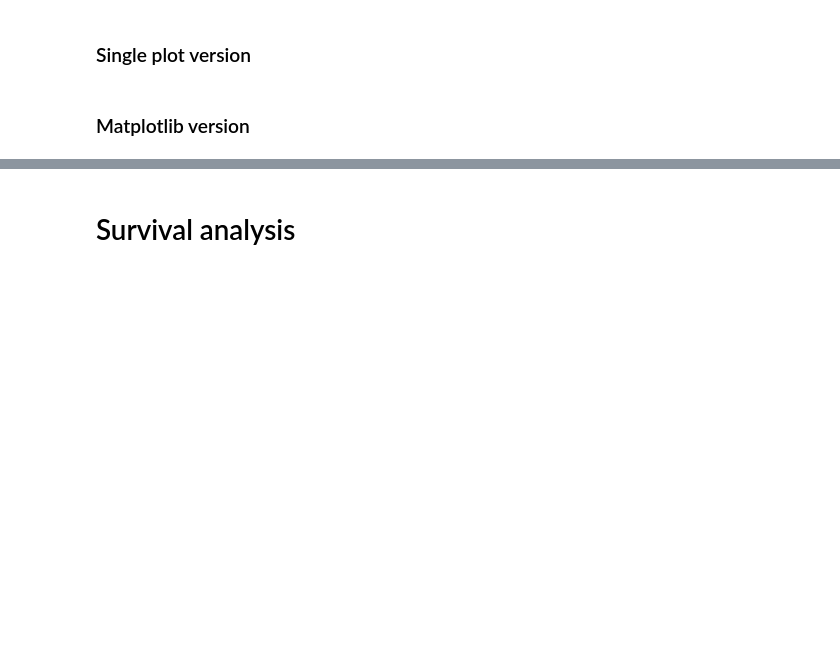
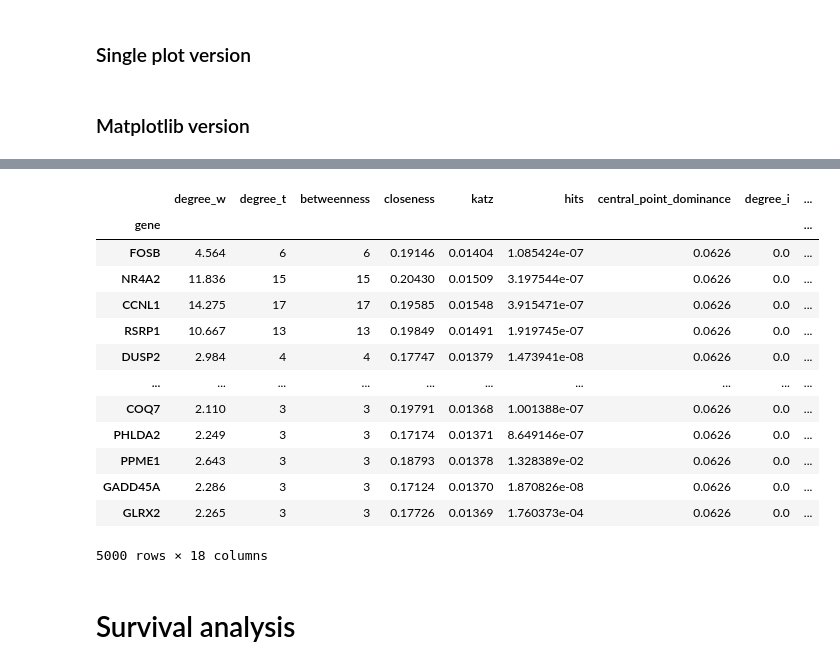
Before and after one commit to vladUng/Phd_extended, a Jupyter notebook: notebooks/network_I/selected_ctrl_tf.ipynb, the cells around one changed output, grey strips where cells are left out. Cells and saved outputs as stored; diff of their text form; code cells hidden in the pictures; blank space fills up the shorter version.

```diff
--- a/notebooks/network_I/selected_ctrl_tf.ipynb
+++ b/notebooks/network_I/selected_ctrl_tf.ipynb
@@ -669,0 +735,17 @@ if 0:
+# %%
+val["networkStats_std_5K_9TF"]
+# %% [output]
+|  | degree_w | degree_t | betweenness | closeness | katz | hits | central_point_dominance | degree_i | ... |
+| gene |  |  |  |  |  |  |  |  | ... |
+| FOSB | 4.564 | 6 | 6 | 0.19146 | 0.01404 | 1.085424e-07 | 0.0626 | 0.0 | ... |
+| NR4A2 | 11.836 | 15 | 15 | 0.20430 | 0.01509 | 3.197544e-07 | 0.0626 | 0.0 | ... |
+| CCNL1 | 14.275 | 17 | 17 | 0.19585 | 0.01548 | 3.915471e-07 | 0.0626 | 0.0 | ... |
+| RSRP1 | 10.667 | 13 | 13 | 0.19849 | 0.01491 | 1.919745e-07 | 0.0626 | 0.0 | ... |
+| DUSP2 | 2.984 | 4 | 4 | 0.17747 | 0.01379 | 1.473941e-08 | 0.0626 | 0.0 | ... |
+| ... | ... | ... | ... | ... | ... | ... | ... | ... | ... |
+| COQ7 | 2.110 | 3 | 3 | 0.19791 | 0.01368 | 1.001388e-07 | 0.0626 | 0.0 | ... |
+| PHLDA2 | 2.249 | 3 | 3 | 0.17174 | 0.01371 | 8.649146e-07 | 0.0626 | 0.0 | ... |
+| PPME1 | 2.643 | 3 | 3 | 0.18793 | 0.01378 | 1.328389e-02 | 0.0626 | 0.0 | ... |
+| GADD45A | 2.286 | 3 | 3 | 0.17124 | 0.01370 | 1.870826e-08 | 0.0626 | 0.0 | ... |
+| GLRX2 | 2.265 | 3 | 3 | 0.17726 | 0.01369 | 1.760373e-04 | 0.0626 | 0.0 | ... |
+5000 rows × 18 columns
```
Also changed, not shown: parts of 8 cells of this notebook, 1 other file.
